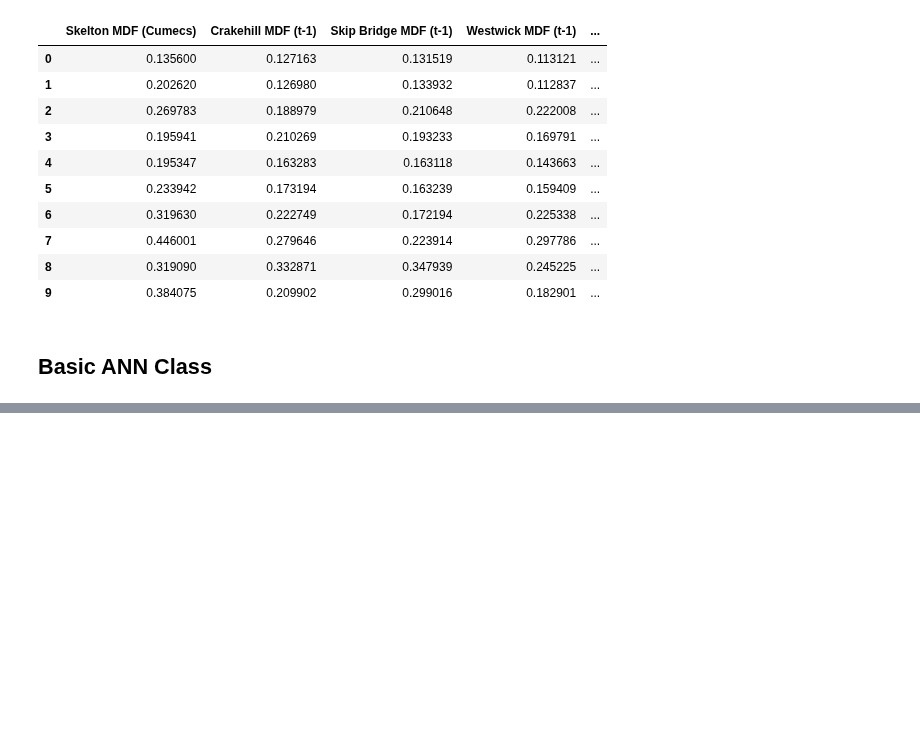
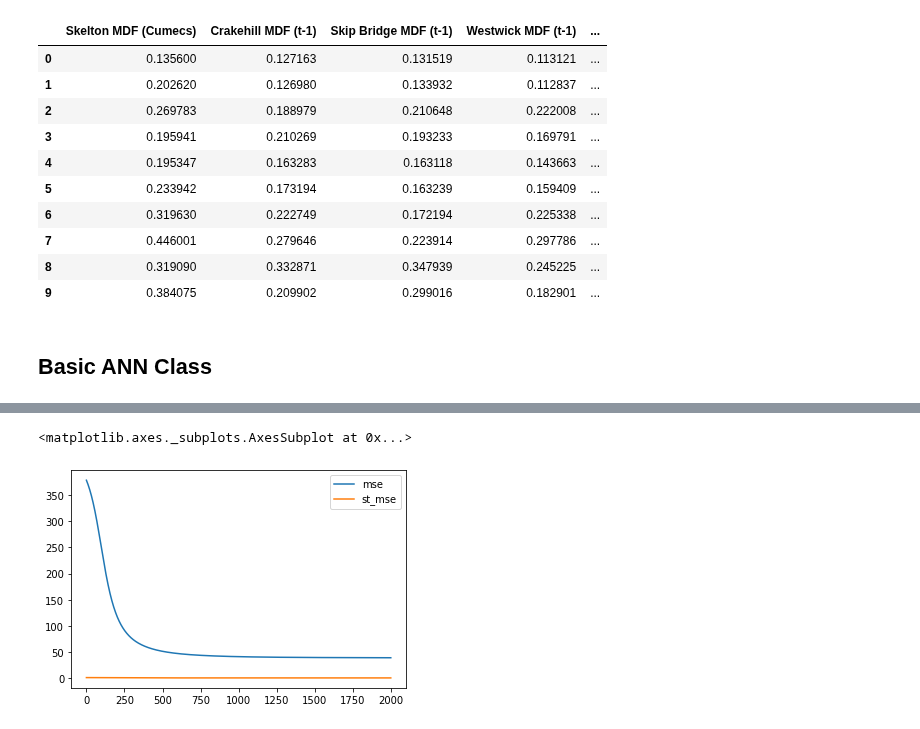
Before and after one commit to mhjp13/small-projects-ai, a Jupyter notebook: cob107/cw2/MLP-Models.ipynb, the cells around one changed output, grey strips where cells are left out. Saved outputs shown, nothing was run; the diff lists cells and outputs as text; code cells hidden in the pictures; blank space fills up the shorter version.

```diff
--- a/cob107/cw2/MLP-Models.ipynb
+++ b/cob107/cw2/MLP-Models.ipynb
@@ -198,5 +198,5 @@ class BasicAnn2:
 # %%
-for i in range(1, 11):
-    my_model = BasicAnn2((8, i, 1))
-    results = my_model.train(features.to_numpy(), targets.to_numpy())
-    results.plot(title=f"ANN with {i} hidden nodes")
+# for i in range(1, 11):
+#     my_model = BasicAnn2((8, i, 1))
+#     results = my_model.train(features.to_numpy(), targets.to_numpy())
+#     results.plot(title=f"ANN with {i} hidden nodes")
@@ -258,0 +271,4 @@ array([[23.47],
+# %%
+otherAnn = BasicAnn3((8,3,1))
+# otherAnn = BasicAnn3((8,5,4,3,2,1))
+performance_2 = otherAnn.train(features.to_numpy(), targets.to_numpy())
@@ -258,0 +312,5 @@ array([[23.47],
+# %%
+performance_2.plot()
+# %% [output]
+<matplotlib.axes._subplots.AxesSubplot at 0x...>
+[figure, added]
```
Also changed, not shown: parts of 11 cells of this notebook.
